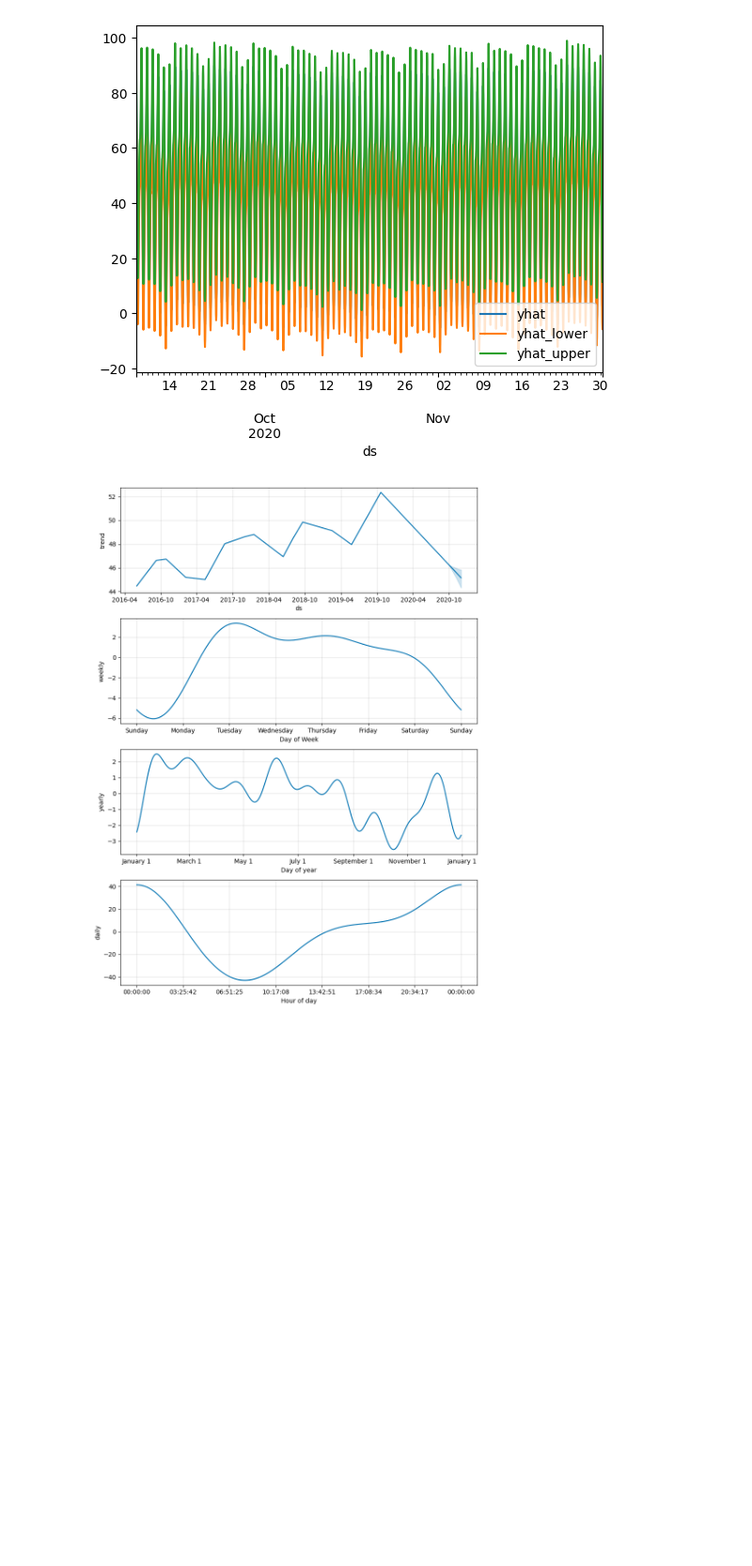
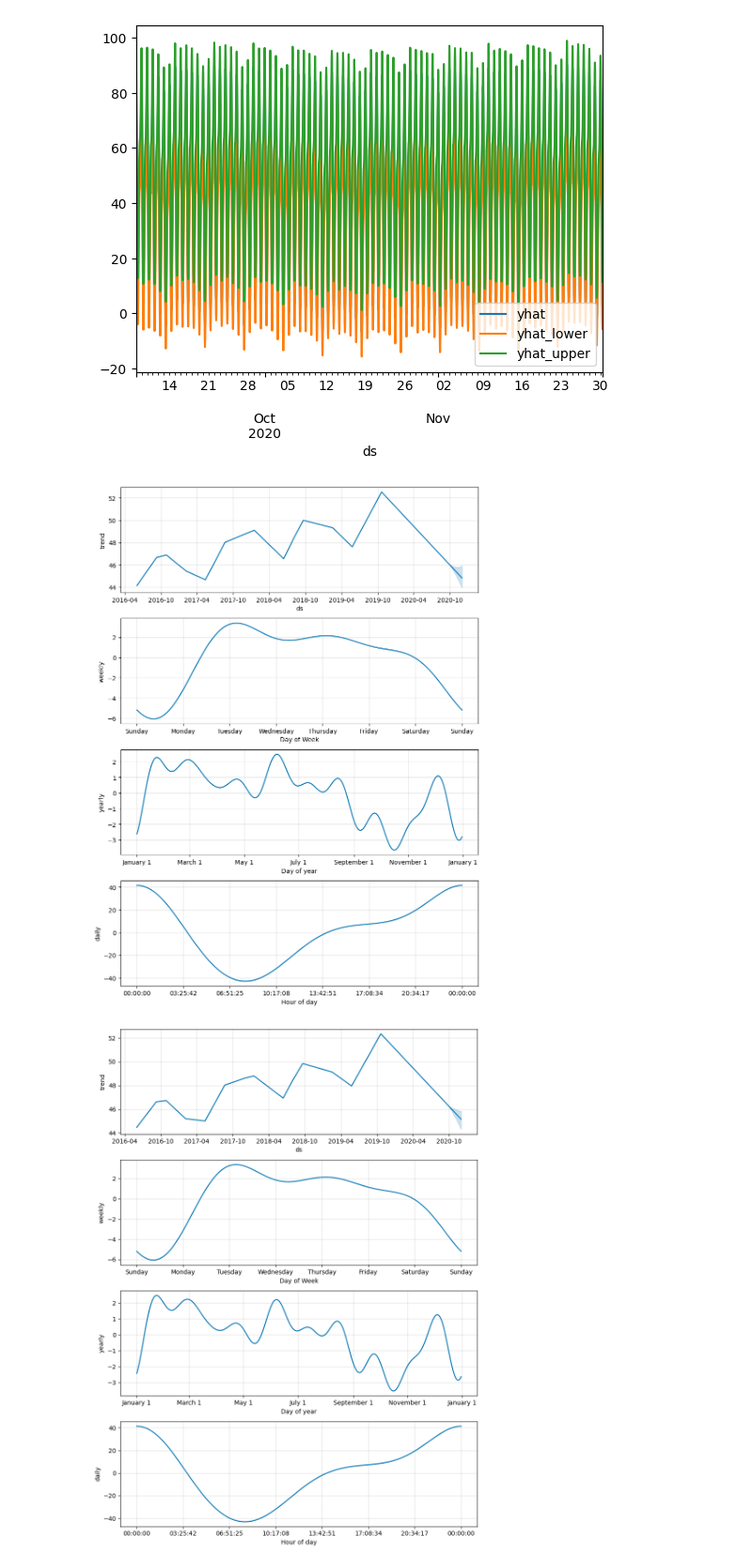
Before and after one commit to jjmccarty/prophet-challenge, a Jupyter notebook: forecasting_net_prophet.ipynb, the cells around one changed output. Shown at 94% size. Cells and saved outputs as stored; diff of their text form; code cells hidden in the pictures; blank space fills up the shorter version.

```diff
--- a/forecasting_net_prophet.ipynb
+++ b/forecasting_net_prophet.ipynb
@@ -694,6 +699,12 @@ Solutions Note: `yhat` represents the most likely (average) forecast, whereas `y
 # %% [output]
 <Axes: xlabel='ds'>
 [figure]
+# %%
+forecast = forecast.reset_index()
+#forecast.head()
+fig2 = m.plot_components(forecast)
+# %% [output]
+[figure, added]
 # %%
 # Reset the index in the forecast_mercado_trends DataFrame
 
```
Also changed, not shown: parts of 1 cell of this notebook.
